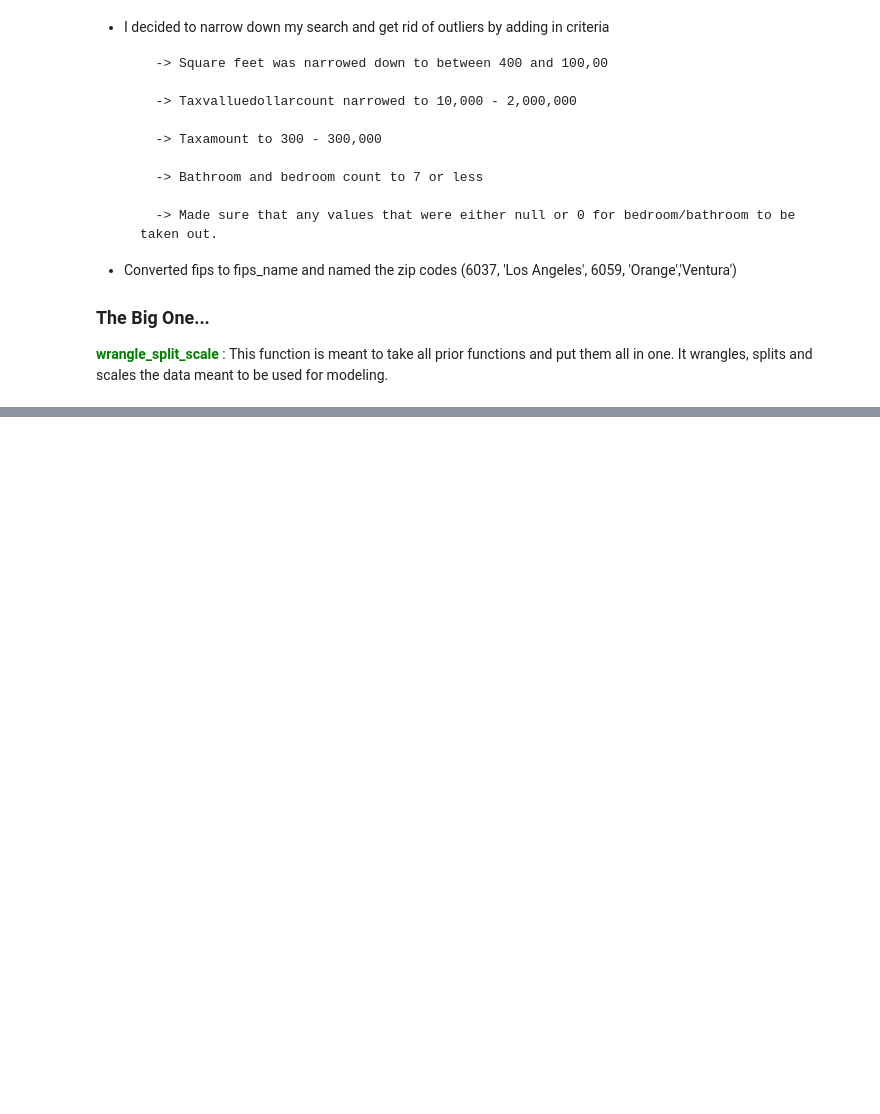
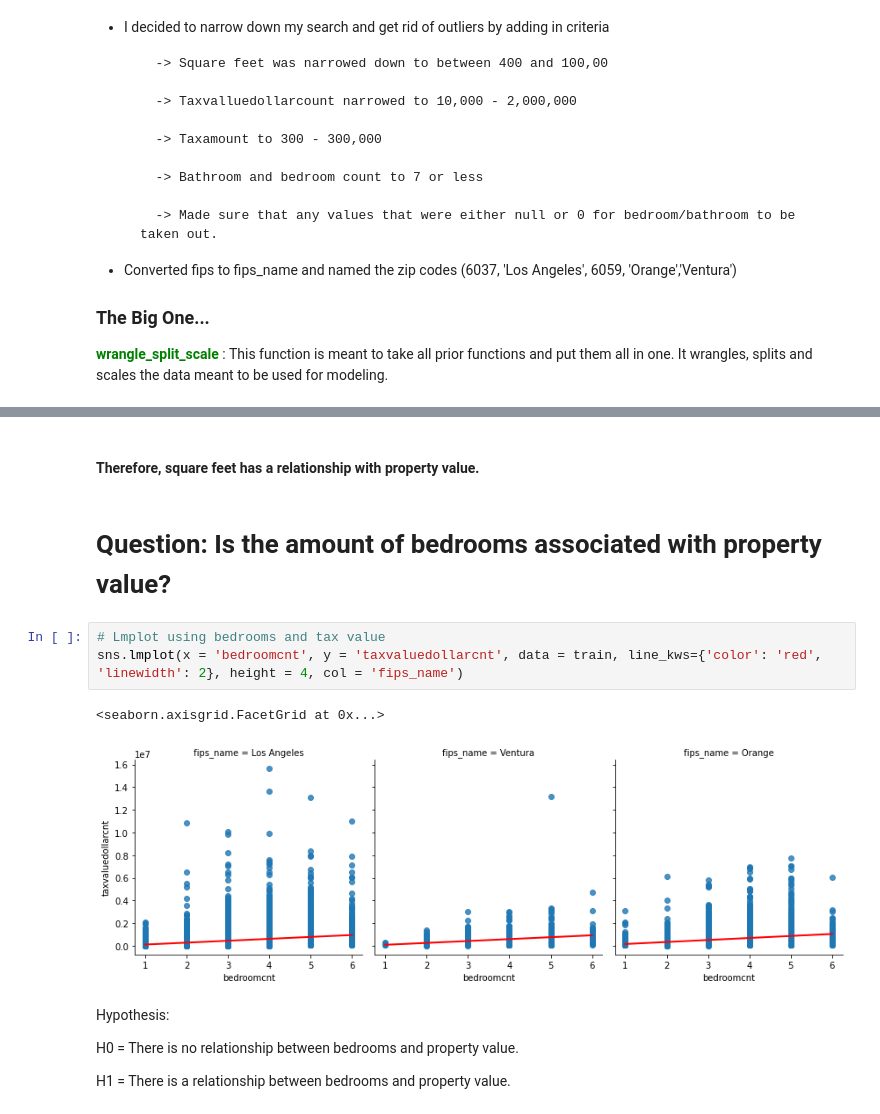
Before and after one commit to paigerackley/zillow-regression-project, a Jupyter notebook: final_notebook.ipynb, the cells around one changed output, grey strips where cells are left out. Cells and saved outputs as stored; diff of their text form; blank space fills up the shorter version.

```diff
--- a/final_notebook.ipynb
+++ b/final_notebook.ipynb
@@ -84,0 +131,16 @@ Steps implemented:
+# %% [markdown]
+#### Therefore, square feet has a relationship with property value.
+# %% [markdown]
+# Question: Is the amount of bedrooms associated with property value?
+# %%
+# Lmplot using bedrooms and tax value
+sns.lmplot(x = 'bedroomcnt', y = 'taxvaluedollarcnt', data = train, line_kws={'color': 'red', 'linewidth': 2}, height = 4, col = 'fips_name')
+# %% [output]
+<seaborn.axisgrid.FacetGrid at 0x...>
+[figure, added]
+# %% [markdown]
+Hypothesis:
+
+H0 = There is no relationship between bedrooms and property value.
+
+H1 = There is a relationship between bedrooms and property value.
```
Also changed, not shown: parts of 31 cells of this notebook, 1 other file.
